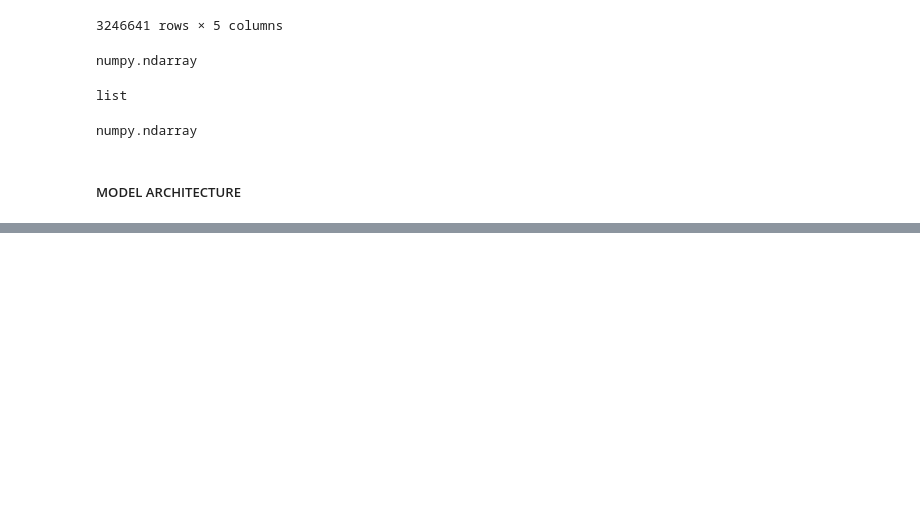
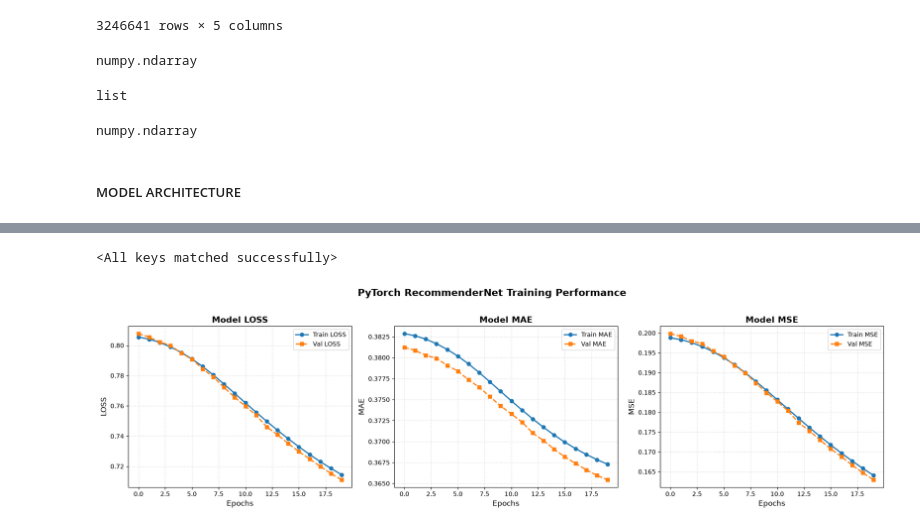
Before and after one commit to AmanK2006/Anime_Recommender_System, a Jupyter notebook: notebooks/anime.ipynb, the cells around one changed output, grey strips where cells are left out. Drawn from its saved outputs; the diff is of its cells as text; code cells hidden in the pictures; blank space fills up the shorter version.

```diff
--- a/notebooks/anime.ipynb
+++ b/notebooks/anime.ipynb
@@ -193,0 +215,7 @@ numpy.ndarray
+# %%
+train_dataset = AnimeRatingDataset(X_train_array[0], X_train_array[1], y_train.values)
+test_dataset = AnimeRatingDataset(X_test_array[0], X_test_array[1], y_test.values)
+# %%
+batch_size = 10000
+train_loader = DataLoader(train_dataset, batch_size=batch_size, shuffle=True)
+test_loader = DataLoader(test_dataset, batch_size=batch_size, shuffle=False)
@@ -193,0 +256,2 @@ numpy.ndarray
+# %%
+model = RecommenderNet(len(user_ids), len(anime_ids), embedding_size=128).to(device)
@@ -193,0 +281,4 @@ numpy.ndarray
+# %%
+criterion = nn.BCELoss()
+optimizer = torch.optim.Adam(model.parameters(), lr=1e-5)
+scheduler = CustomLRScheduler(optimizer)
@@ -193,0 +377,4 @@ numpy.ndarray
+# %%
+model.load_state_dict(torch.load("weights.pth"))
+# %% [output]
+<All keys matched successfully>
@@ -193,0 +389,23 @@ numpy.ndarray
+# %%
+import matplotlib.pyplot as plt
+
+# 1. Define the metrics to plot
+metrics = ["loss", "mae", "mse"]
+fig, axes = plt.subplots(1, 3, figsize=(18, 5))
+
+# 2. Loop through each metric and plot train vs. validation curves
+for i, metric in enumerate(metrics):
+    axes[i].plot(history["loss" if metric == "loss" else metric], label=f"Train {metric.upper()}", marker='o', linewidth=2)
+    axes[i].plot(history[f"val_{metric}"], label=f"Val {metric.upper()}", marker='s', linestyle='--', linewidth=2)
+
+    axes[i].set_title(f"Model {metric.upper()}", fontsize=14, fontweight='bold')
+    axes[i].set_xlabel("Epochs", fontsize=12)
+    axes[i].set_ylabel(metric.upper(), fontsize=12)
+    axes[i].legend(loc="upper right", fontsize=10)
+    axes[i].grid(True, linestyle=":", alpha=0.6)
+
+plt.suptitle("PyTorch RecommenderNet Training Performance", fontsize=16, fontweight='bold', y=1.02)
+plt.tight_layout()
+plt.show()
+# %% [output]
+[figure, added]
```
Also changed, not shown: parts of 41 cells of this notebook, 2 other files.
